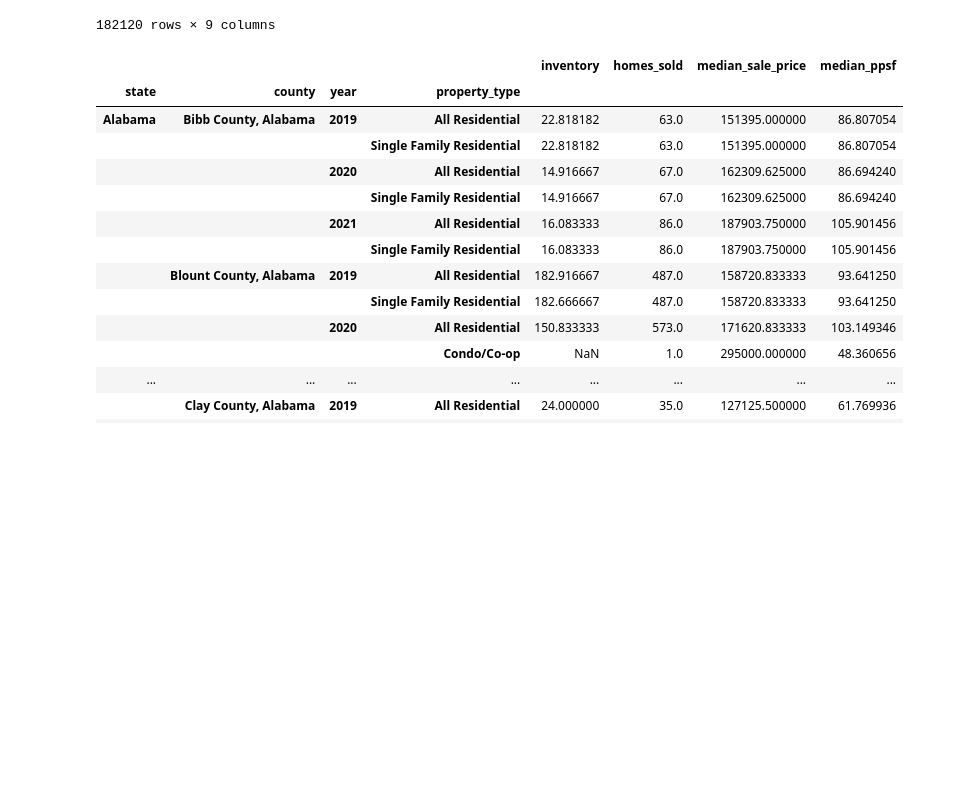
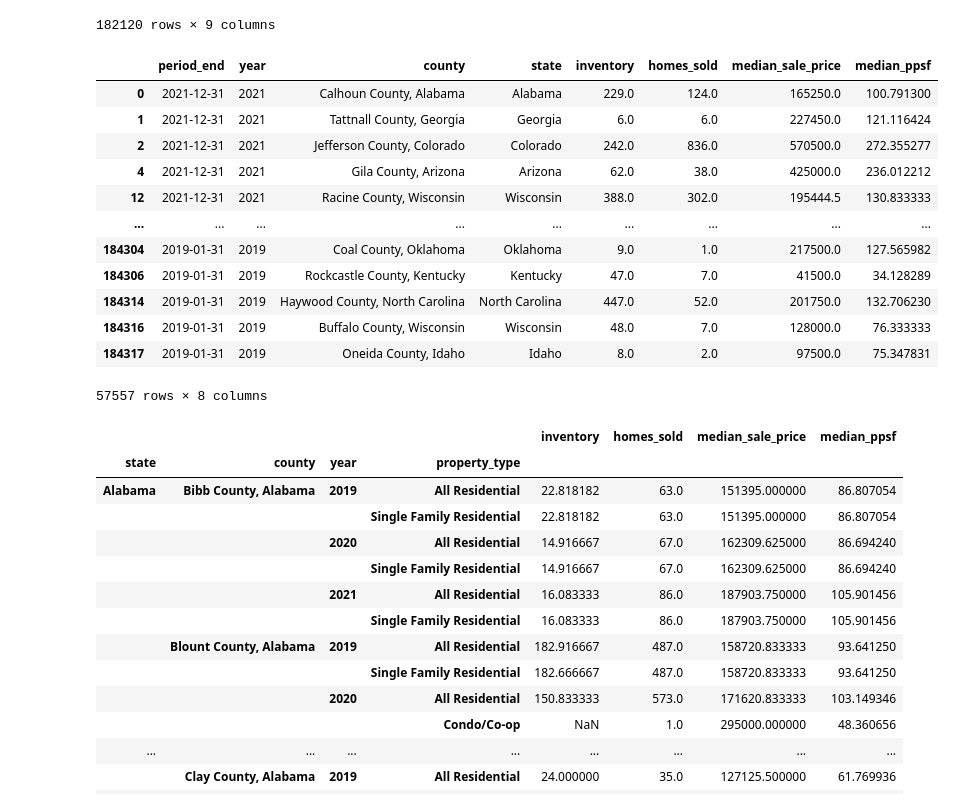
Before and after one commit to mbruns13/redfin_housing_data, a Jupyter notebook: Code/housing_data.ipynb, the cells around one changed output. Cells and saved outputs as stored; diff of their text form; code cells hidden in the pictures; blank space fills up the shorter version.

Commit message:
testing filters
thinking about narrowing our data to "all residential" under property_type

```diff
--- a/Code/housing_data.ipynb
+++ b/Code/housing_data.ipynb
@@ -265,6 +265,24 @@ clean_county_df
 | 184316 | 2019-01-31 | 2019 | Buffalo County, Wisconsin | Wisconsin | All Residential | 48.0 | 7.0 | 128000.0 | ... |
 | 184317 | 2019-01-31 | 2019 | Oneida County, Idaho | Idaho | All Residential | 8.0 | 2.0 | 97500.0 | ... |
 182120 rows × 9 columns
+# %%
+all_residential_df = clean_county_df.loc[clean_county_df["property_type"] == 'All Residential']
+all_residential_df = all_residential_df[["period_end","year","county","state","inventory","homes_sold","median_sale_price","median_ppsf"]]
+all_residential_df
+# %% [output]
+|  | period_end | year | county | state | inventory | homes_sold | median_sale_price | median_ppsf |
+| 0 | 2021-12-31 | 2021 | Calhoun County, Alabama | Alabama | 229.0 | 124.0 | 165250.0 | 100.791300 |
+| 1 | 2021-12-31 | 2021 | Tattnall County, Georgia | Georgia | 6.0 | 6.0 | 227450.0 | 121.116424 |
+| 2 | 2021-12-31 | 2021 | Jefferson County, Colorado | Colorado | 242.0 | 836.0 | 570500.0 | 272.355277 |
+| 4 | 2021-12-31 | 2021 | Gila County, Arizona | Arizona | 62.0 | 38.0 | 425000.0 | 236.012212 |
+| 12 | 2021-12-31 | 2021 | Racine County, Wisconsin | Wisconsin | 388.0 | 302.0 | 195444.5 | 130.833333 |
+| ... | ... | ... | ... | ... | ... | ... | ... | ... |
+| 184304 | 2019-01-31 | 2019 | Coal County, Oklahoma | Oklahoma | 9.0 | 1.0 | 217500.0 | 127.565982 |
+| 184306 | 2019-01-31 | 2019 | Rockcastle County, Kentucky | Kentucky | 47.0 | 7.0 | 41500.0 | 34.128289 |
+| 184314 | 2019-01-31 | 2019 | Haywood County, North Carolina | North Carolina | 447.0 | 52.0 | 201750.0 | 132.706230 |
+| 184316 | 2019-01-31 | 2019 | Buffalo County, Wisconsin | Wisconsin | 48.0 | 7.0 | 128000.0 | 76.333333 |
+| 184317 | 2019-01-31 | 2019 | Oneida County, Idaho | Idaho | 8.0 | 2.0 | 97500.0 | 75.347831 |
+57557 rows × 8 columns
 # %%
 grouped_df = clean_county_df.groupby(["state","county","year","property_type"]).agg({'inventory':'mean','homes_sold':'sum','median_sale_price':'mean', 'median_ppsf': 'mean'})
 grouped_df.head(50)
```
Also changed, not shown: 1 other file.
